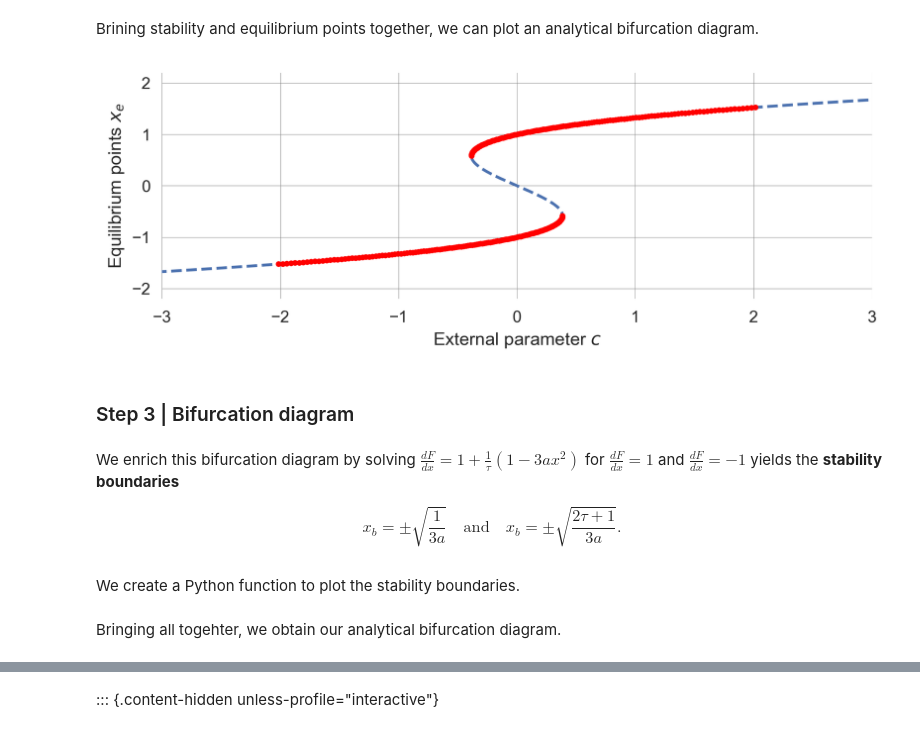
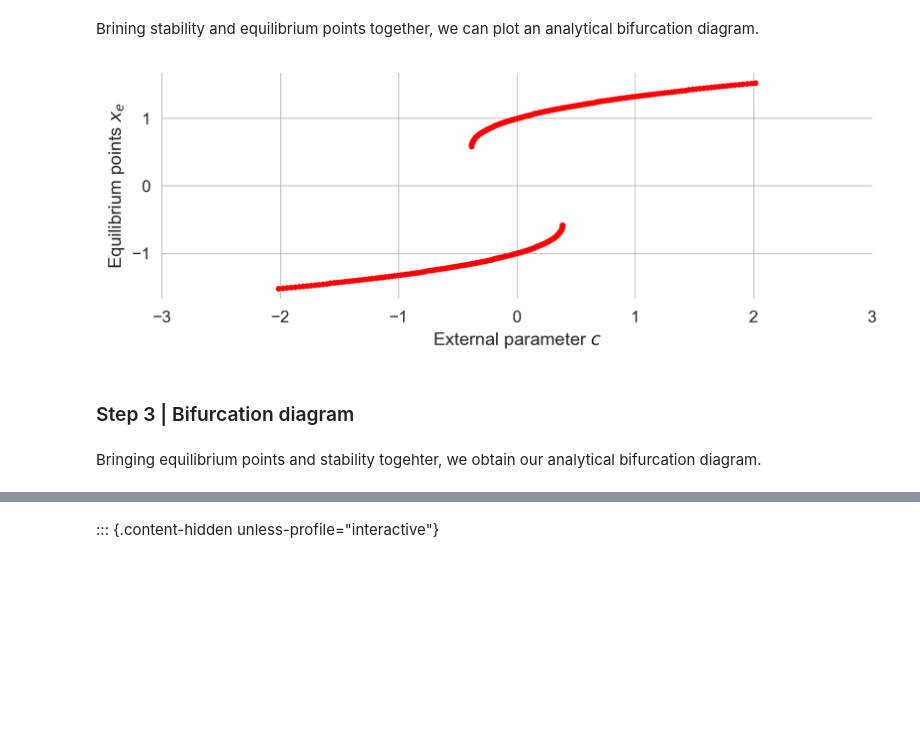
Before and after one commit to wbarfuss/csm-of-hei, a Jupyter notebook: 02.02-TippingElements.ipynb, the cells around one changed output, grey strips where cells are left out. Drawn from its saved outputs; the diff is of its cells as text; code cells hidden in the pictures; blank space fills up the shorter version.

```diff
--- a/02.02-TippingElements.ipynb
+++ b/02.02-TippingElements.ipynb
@@ -284,15 +284,8 @@ def plot_stability_tipmod(a=1.0, tau=3.0, cextent=[-3.0,3.0]):
 Brining stability and equilibrium points together, we can plot an analytical bifurcation diagram.
 # %%
 a = 1.0; tau=3.0
-plot_equilibirum_points_tipmod(a=a);
 plot_stability_tipmod(a=a, tau=tau)
 # %% [output]
-[figure, old version]
+[figure, new version]
 # %% [markdown]
 ### Step 3 | Bifurcation diagram
-# %% [markdown]
-We enrich this bifurcation diagram by solving $\frac{dF}{dx} = 1+\frac{1}{\tau} (1 - 3ax^2)$ for $\frac{dF}{dx} = 1$ and $\frac{dF}{dx} = -1$ yields the **stability boundaries**
-
-$$x_b=\pm\sqrt{\frac{1}{3a}} \quad \text{and} \quad x_b=\pm\sqrt{\frac{2\tau + 1}{3a}}.$$
-# %% [markdown]
-We create a Python function to plot the stability boundaries.
@@ -306,5 +292,5 @@ def plot_stability_boundaries_tipmod(a= 1.0, tau=3, cextent=[-3.0, 3.0]):
 # %% [markdown]
-Bringing all togehter, we obtain our analytical bifurcation diagram.
+Bringing equilibrium points and stability togehter, we obtain our analytical bifurcation diagram.
 # %%
 def plot_analytical_bifurcation_tipmod(a = 1.0, tau = 3.0, extent=3.0):
     plot_equilibirum_points_tipmod(a=a, cextent=[-extent, extent]);
```
Also changed, not shown: parts of 18 cells of this notebook, 1 other file.
